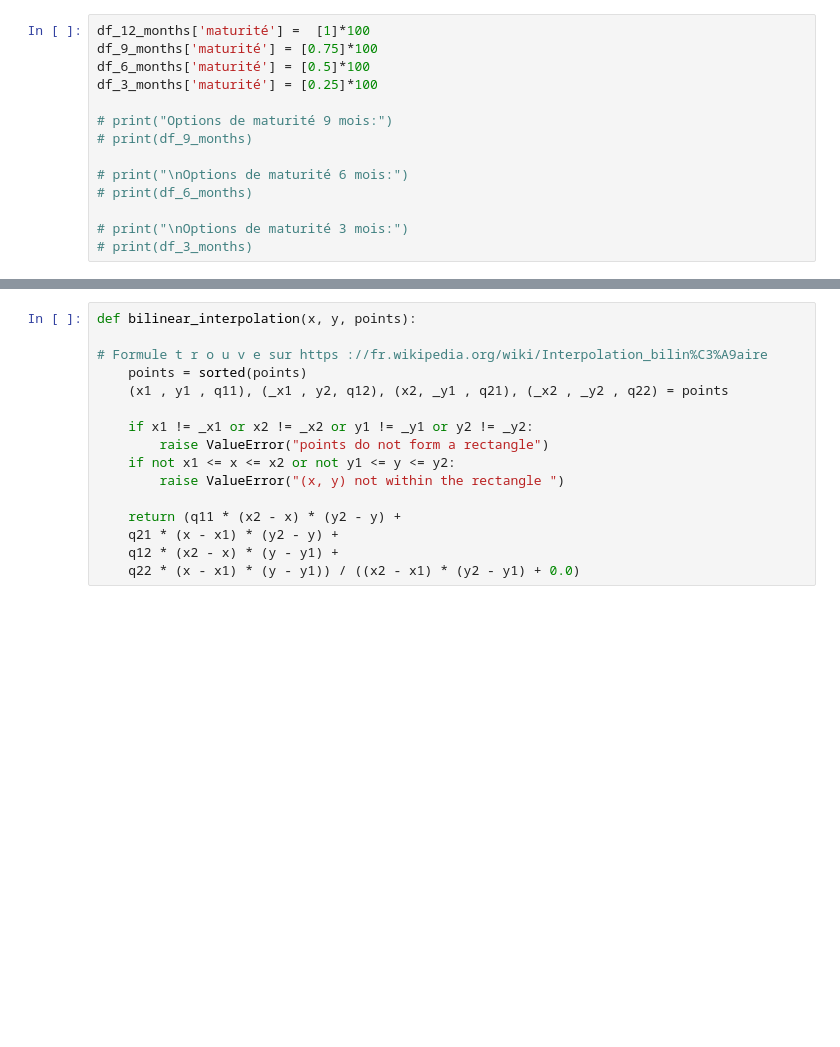
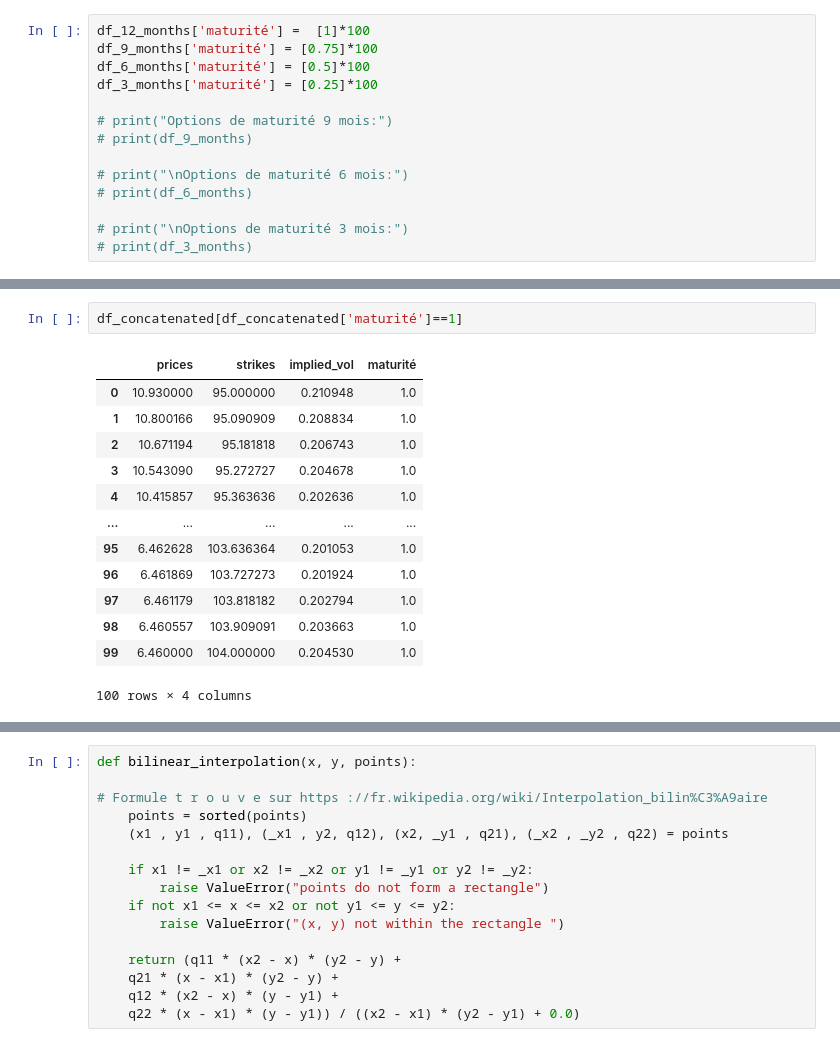
Before and after one commit to theomdvn/Calibration, a Jupyter notebook: Projet-Cal (1).ipynb, the cells around one changed output, grey strips where cells are left out. Drawn from its saved outputs; the diff is of its cells as text; blank space fills up the shorter version.

```diff
--- a/Projet-Cal (1).ipynb
+++ b/Projet-Cal (1).ipynb
@@ -343,5 +362,21 @@ print(df_concatenated)
 
 [400 rows x 4 columns]
+# %%
+df_concatenated[df_concatenated['maturité']==1]
+# %% [output]
+|  | prices | strikes | implied_vol | maturité |
+| 0 | 10.930000 | 95.000000 | 0.210948 | 1.0 |
+| 1 | 10.800166 | 95.090909 | 0.208834 | 1.0 |
+| 2 | 10.671194 | 95.181818 | 0.206743 | 1.0 |
+| 3 | 10.543090 | 95.272727 | 0.204678 | 1.0 |
+| 4 | 10.415857 | 95.363636 | 0.202636 | 1.0 |
+| ... | ... | ... | ... | ... |
+| 95 | 6.462628 | 103.636364 | 0.201053 | 1.0 |
+| 96 | 6.461869 | 103.727273 | 0.201924 | 1.0 |
+| 97 | 6.461179 | 103.818182 | 0.202794 | 1.0 |
+| 98 | 6.460557 | 103.909091 | 0.203663 | 1.0 |
+| 99 | 6.460000 | 104.000000 | 0.204530 | 1.0 |
+100 rows × 4 columns
 # %%
 fig = plt.figure(figsize=(10, 6))
 ax = fig.add_subplot(111, projection='3d')
```
Also changed, not shown: parts of 26 cells of this notebook.
